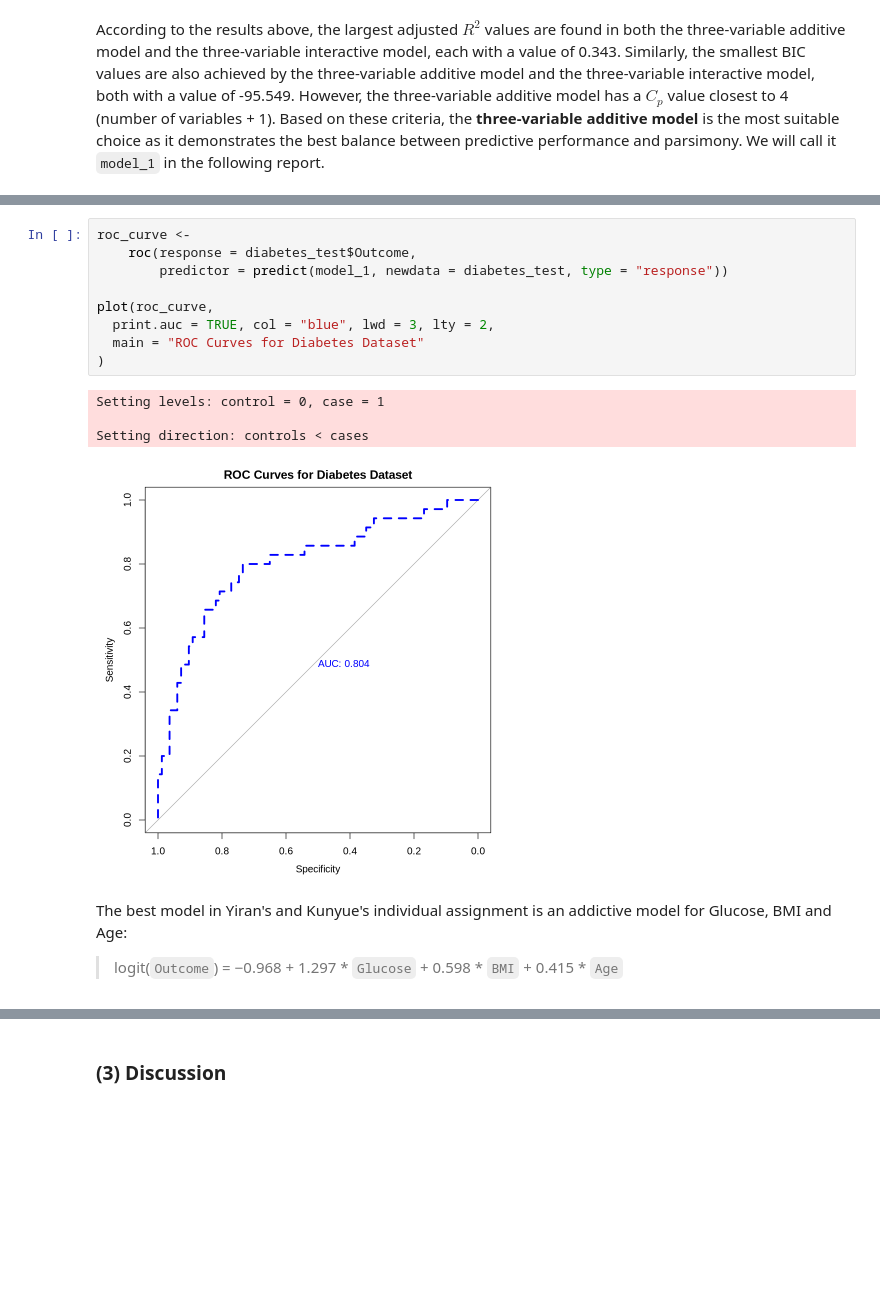
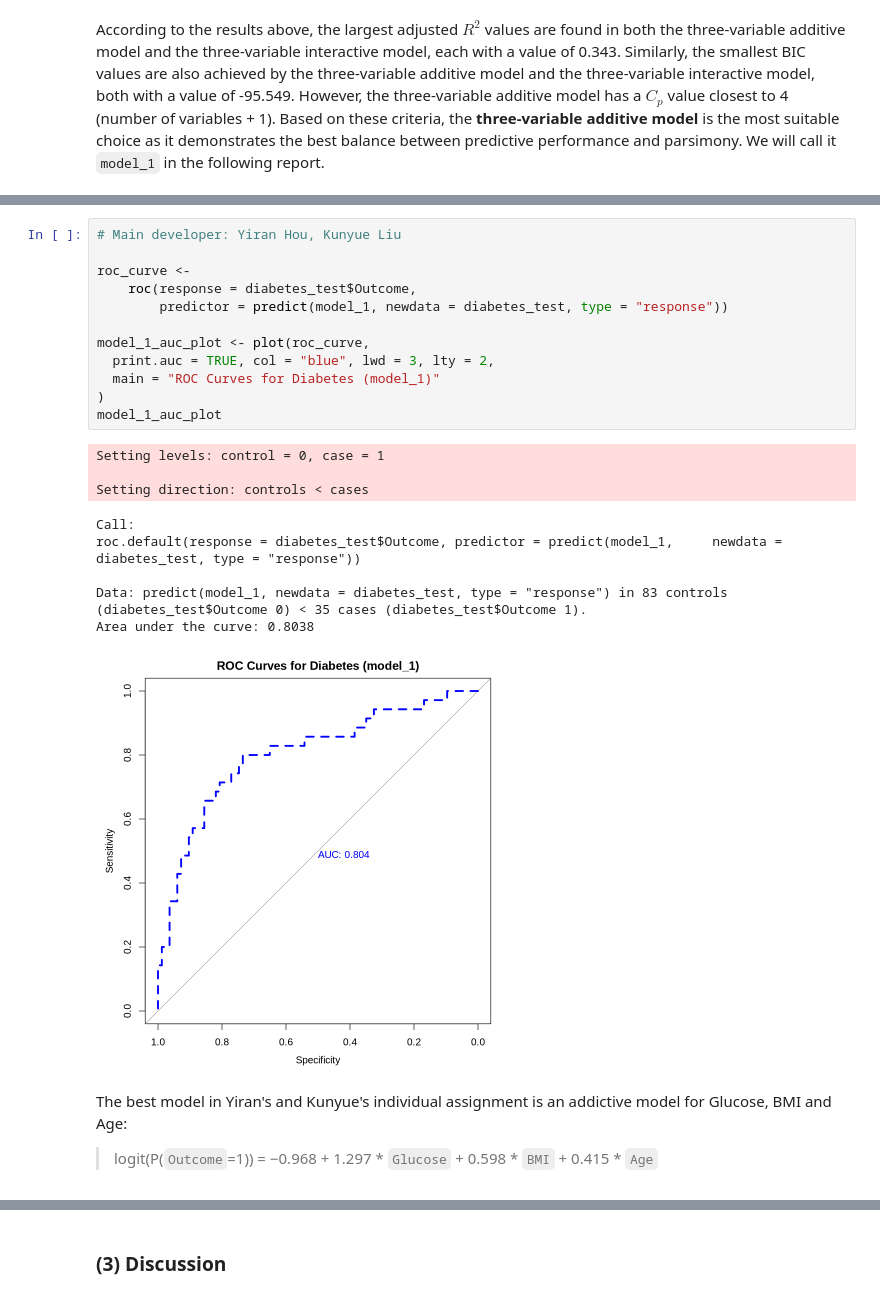
Before and after one commit to yoykyL/STAT301-Final-Report, a Jupyter notebook: Final_Report.ipynb, the cells around one changed output, grey strips where cells are left out. Saved outputs shown, nothing was run; the diff lists cells and outputs as text; blank space fills up the shorter version.

```diff
--- a/Final_Report.ipynb
+++ b/Final_Report.ipynb
@@ -347,17 +412,25 @@ A tibble: 4 × 5
 # %%
+# Main developer: Yiran Hou, Kunyue Liu
+
 roc_curve <-
     roc(response = diabetes_test$Outcome,
         predictor = predict(model_1, newdata = diabetes_test, type = "response"))
 
-plot(roc_curve,
+model_1_auc_plot <- plot(roc_curve,
   print.auc = TRUE, col = "blue", lwd = 3, lty = 2,
-  main = "ROC Curves for Diabetes Dataset"
+  main = "ROC Curves for Diabetes (model_1)"
 )
+model_1_auc_plot
 # %% [output]
 Setting levels: control = 0, case = 1
 
 Setting direction: controls < cases
+Call:
+roc.default(response = diabetes_test$Outcome, predictor = predict(model_1,     newdata = diabetes_test, type = "response"))
+
+Data: predict(model_1, newdata = diabetes_test, type = "response") in 83 controls (diabetes_test$Outcome 0) < 35 cases (diabetes_test$Outcome 1).
+Area under the curve: 0.8038
-[figure, old version]
+[figure, new version]
 # %% [markdown]
 The best model in Yiran's and Kunyue's individual assignment is an addictive model for Glucose, BMI and Age:
-> logit(`Outcome`) = −0.968 + 1.297 * `Glucose` + 0.598 * `BMI` + 0.415 * `Age`
+> logit(P(`Outcome`=1)) = −0.968 + 1.297 * `Glucose` + 0.598 * `BMI` + 0.415 * `Age`
```
Also changed, not shown: parts of 26 cells of this notebook.
